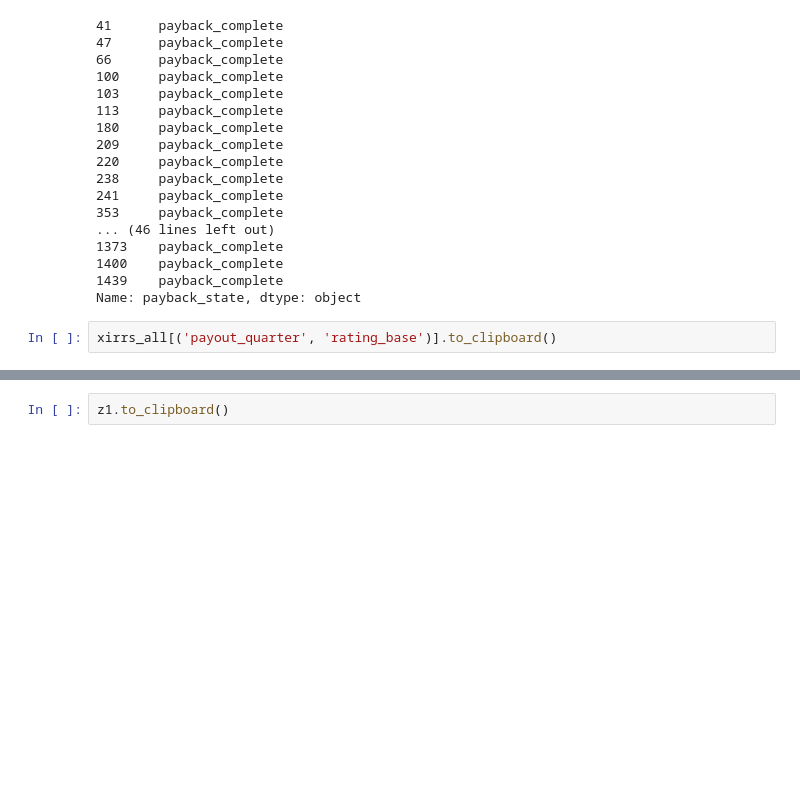
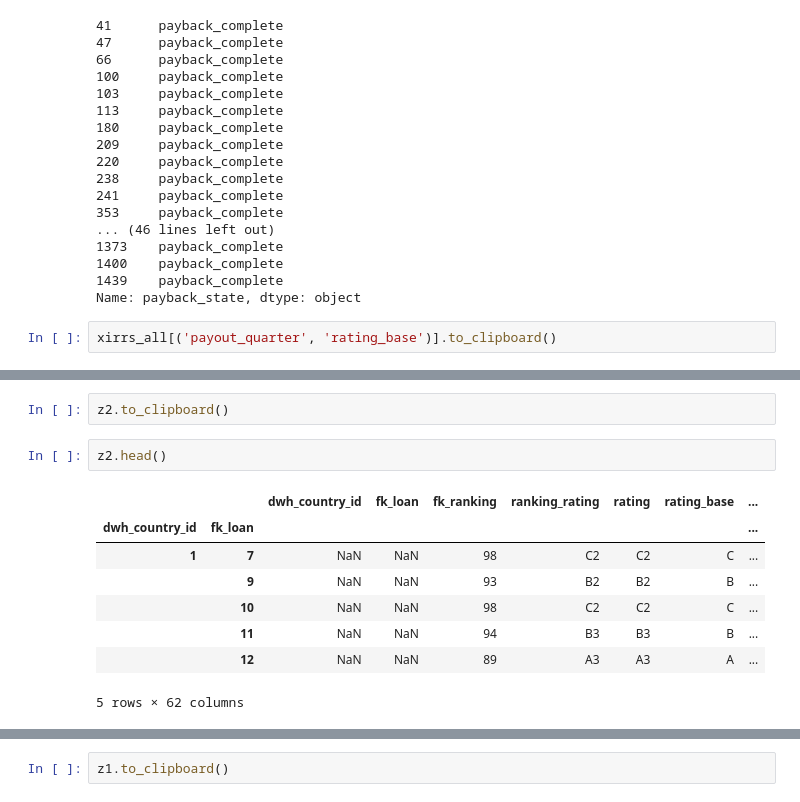
Before and after one commit to seanv507/lendico, a Jupyter notebook: Projects/Returns/src/returns01.ipynb, the cells around one changed output, grey strips where cells are left out. Saved outputs shown, nothing was run; the diff lists cells and outputs as text; blank space fills up the shorter version.

```diff
--- a/Projects/Returns/src/returns01.ipynb
+++ b/Projects/Returns/src/returns01.ipynb
@@ -568,0 +722,13 @@ z1=xirrs_all[('dwh_country_id', 'fk_loan')].xs('2015-05-31').merge(
+# %%
+z2.to_clipboard()
+# %%
+z2.head()
+# %% [output]
+|  |  | dwh_country_id | fk_loan | fk_ranking | ranking_rating | rating | rating_base | ... |
+| dwh_country_id | fk_loan |  |  |  |  |  |  | ... |
+| 1 | 7 | NaN | NaN | 98 | C2 | C2 | C | ... |
+|  | 9 | NaN | NaN | 93 | B2 | B2 | B | ... |
+|  | 10 | NaN | NaN | 98 | C2 | C2 | C | ... |
+|  | 11 | NaN | NaN | 94 | B3 | B3 | B | ... |
+|  | 12 | NaN | NaN | 89 | A3 | A3 | A | ... |
+5 rows × 62 columns
```
Also changed, not shown: parts of 52 cells of this notebook, 4 other files.
